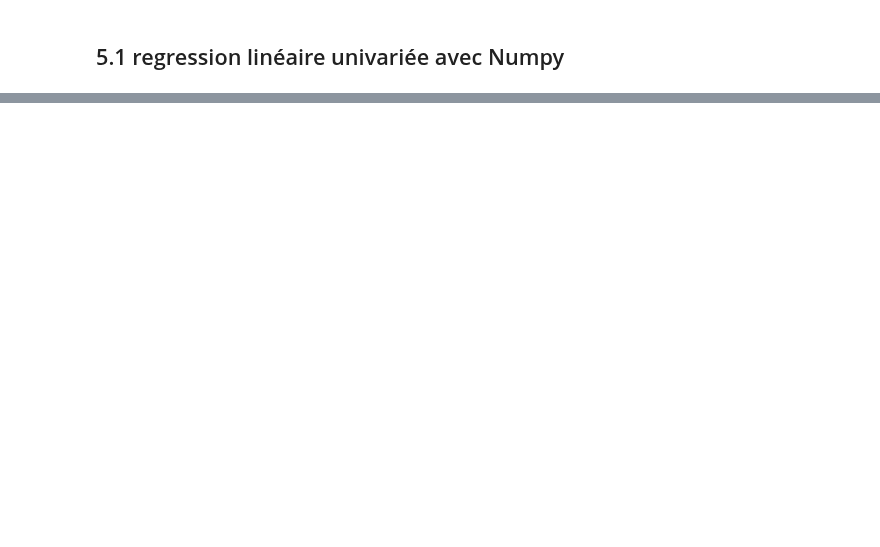
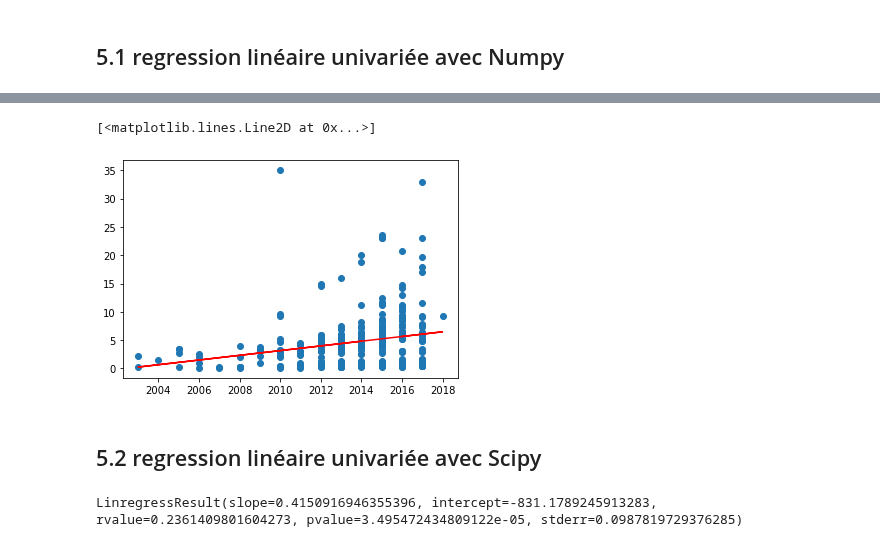
Before and after one commit to ines-d/MachineLearning, a Jupyter notebook: MachineLearning/MachineLearning_CAR/Projet_1_carData.ipynb, the cells around one changed output, grey strips where cells are left out. Saved outputs shown, nothing was run; the diff lists cells and outputs as text; code cells hidden in the pictures; blank space fills up the shorter version.

```diff
--- a/MachineLearning/MachineLearning_CAR/Projet_1_carData.ipynb
+++ b/MachineLearning/MachineLearning_CAR/Projet_1_carData.ipynb
@@ -236,0 +246,25 @@ v=sns.catplot(x='Year',y='Selling_Price', data=car_data, hue='Fuel_Type',jitter=
+# %%
+import numpy as np
+
+# pour avoir a et b de (ax +b) donc les coeff de theta
+fit = np.polyfit(x,y, 1)
+# pour avoir la fonction correspondante
+poly = np.poly1d(fit)
+#afficher les graphiques
+plt.scatter(x, y)
+plt.plot(x, poly(x), c='r')
+# %% [output]
+[<matplotlib.lines.Line2D at 0x...>]
+[figure, added]
+# %% [markdown]
+## 5.2 regression linéaire univariée avec Scipy
+# %%
+import scipy
+from scipy import stats
+
+# renvoie un tuple avec 5 valeurs:la pente,l'ordonnée à l'origine, le coefficient de corrélation positif ou négatif,
+#la p-value, l'erreur standard de l'estimation du gradient.
+A = scipy.stats.linregress(x,y)
+A
+# %% [output]
+LinregressResult(slope=0.4150916946355396, intercept=-831.1789245913283, rvalue=0.2361409801604273, pvalue=3.495472434809122e-05, stderr=0.0987819729376285)
```
Also changed, not shown: parts of 14 cells of this notebook.
